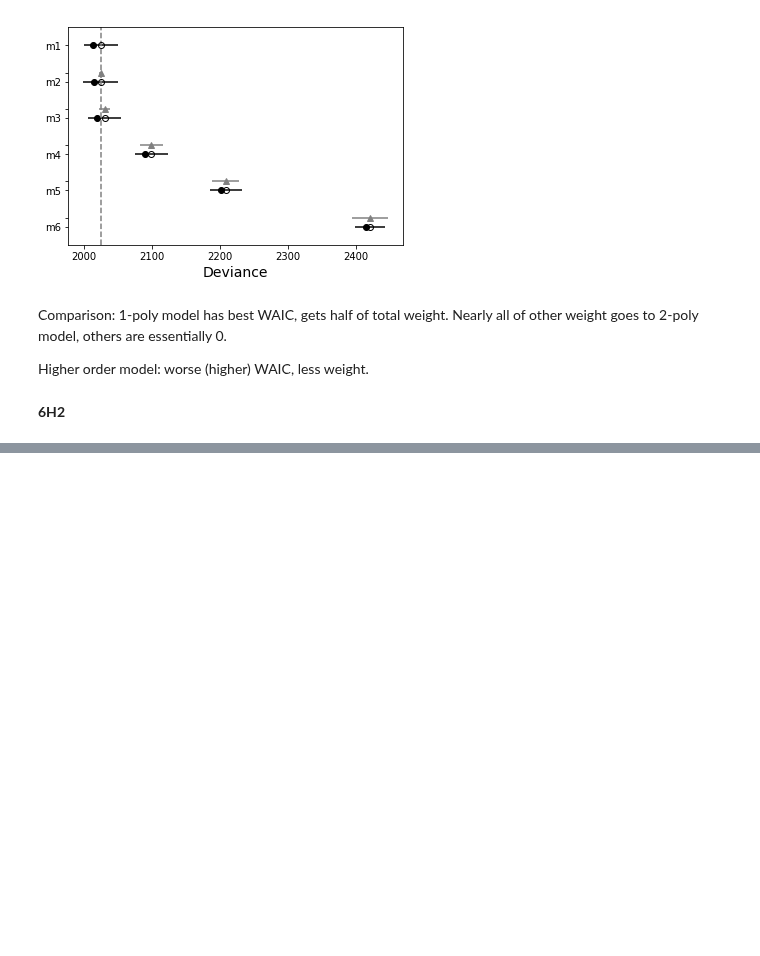
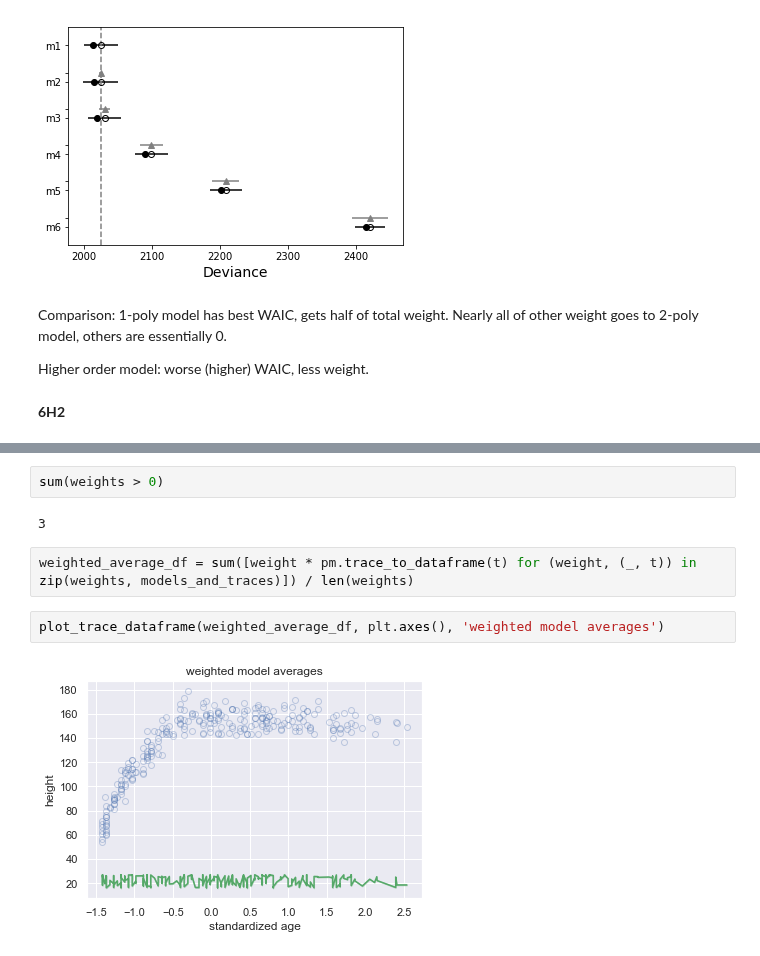
Before and after one commit to nwweber/statistical_rethinking, a Jupyter notebook: chapter_06_overfitting_regularization_and_information_criteria.ipynb, the cells around one changed output, grey strips where cells are left out. Drawn from its saved outputs; the diff is of its cells as text; blank space fills up the shorter version.

```diff
--- a/chapter_06_overfitting_regularization_and_information_criteria.ipynb
+++ b/chapter_06_overfitting_regularization_and_information_criteria.ipynb
@@ -1040 +1133,11 @@ t_df = pm.trace_to_dataframe(t)
+# %%
+sum(weights > 0)
+# %% [output]
+3
+# %%
+weighted_average_df = sum([weight * pm.trace_to_dataframe(t) for (weight, (_, t)) in zip(weights, models_and_traces)]) / len(weights)
+# %%
+plot_trace_dataframe(weighted_average_df, plt.axes(), 'weighted model averages')
+# %% [output]
+[figure, added]
 # %%
```
Also changed, not shown: parts of 20 cells of this notebook.
